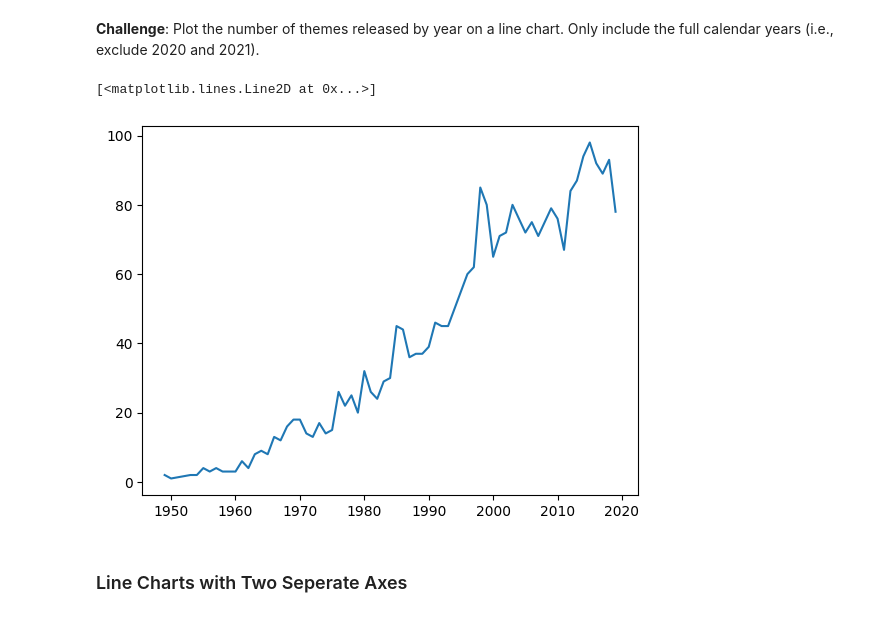
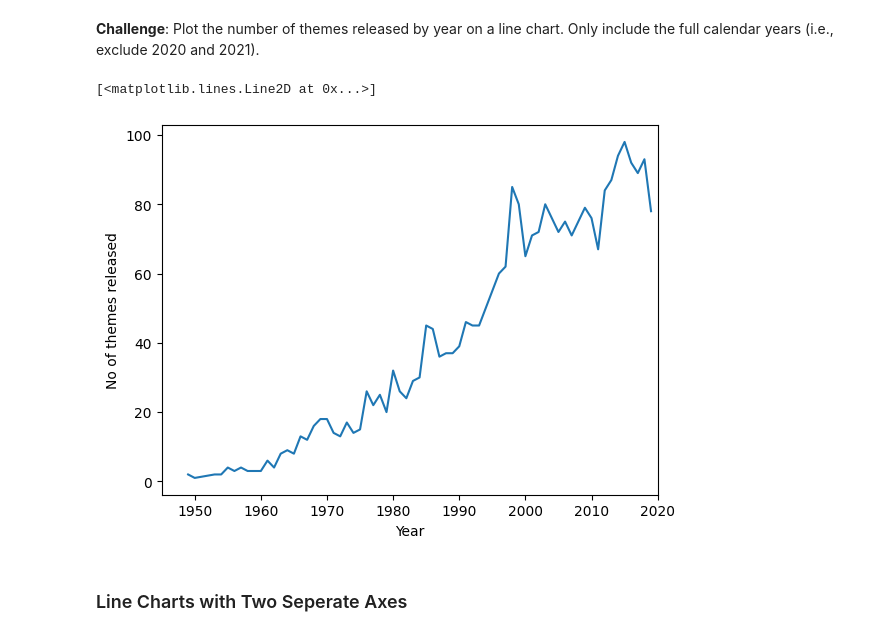
Before and after one commit to keshavpj1711/Python_100-Days, a Jupyter notebook: Advanced/74AnalyzeLegoDataset/LegoDatasetAnalyze.ipynb, the cells around one changed output. Cells and saved outputs as stored; diff of their text form; code cells hidden in the pictures.

```diff
--- a/Advanced/74AnalyzeLegoDataset/LegoDatasetAnalyze.ipynb
+++ b/Advanced/74AnalyzeLegoDataset/LegoDatasetAnalyze.ipynb
@@ -239,9 +239,12 @@ themes_by_year.tail()
 # %% [markdown]
 **Challenge**: Plot the number of themes released by year on a line chart. Only include the full calendar years (i.e., exclude 2020 and 2021).
 # %%
+plt.xlabel('Year')
+plt.ylabel('No of themes released')
+plt.xlim(1945, 2020)
 plt.plot(themes_by_year.index[:-2], themes_by_year.nr_themes[:-2])
 # %% [output]
 [<matplotlib.lines.Line2D at 0x...>]
-[figure, old version]
+[figure, new version]
 # %% [markdown]
 ### Line Charts with Two Seperate Axes
```
Also changed, not shown: parts of 1 cell of this notebook.
